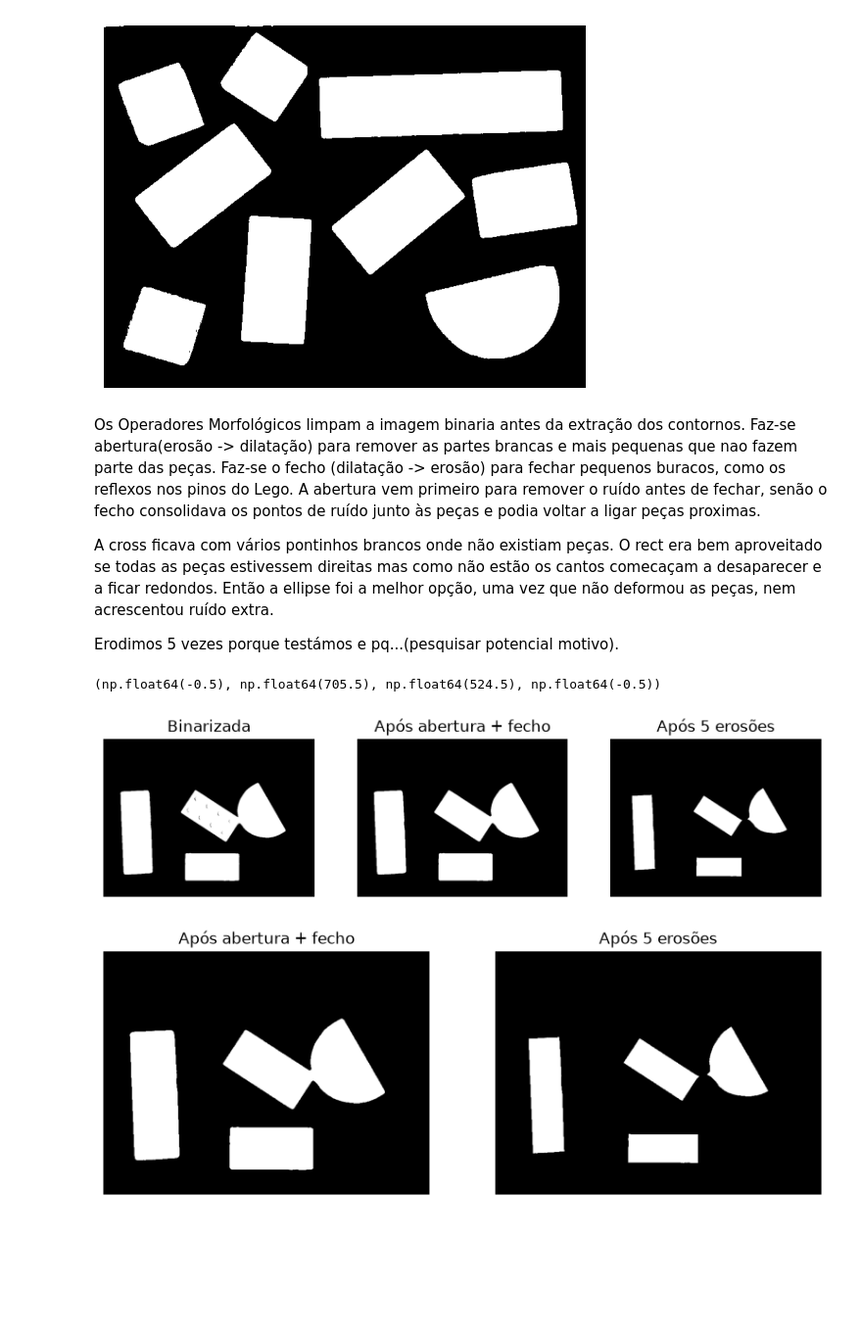
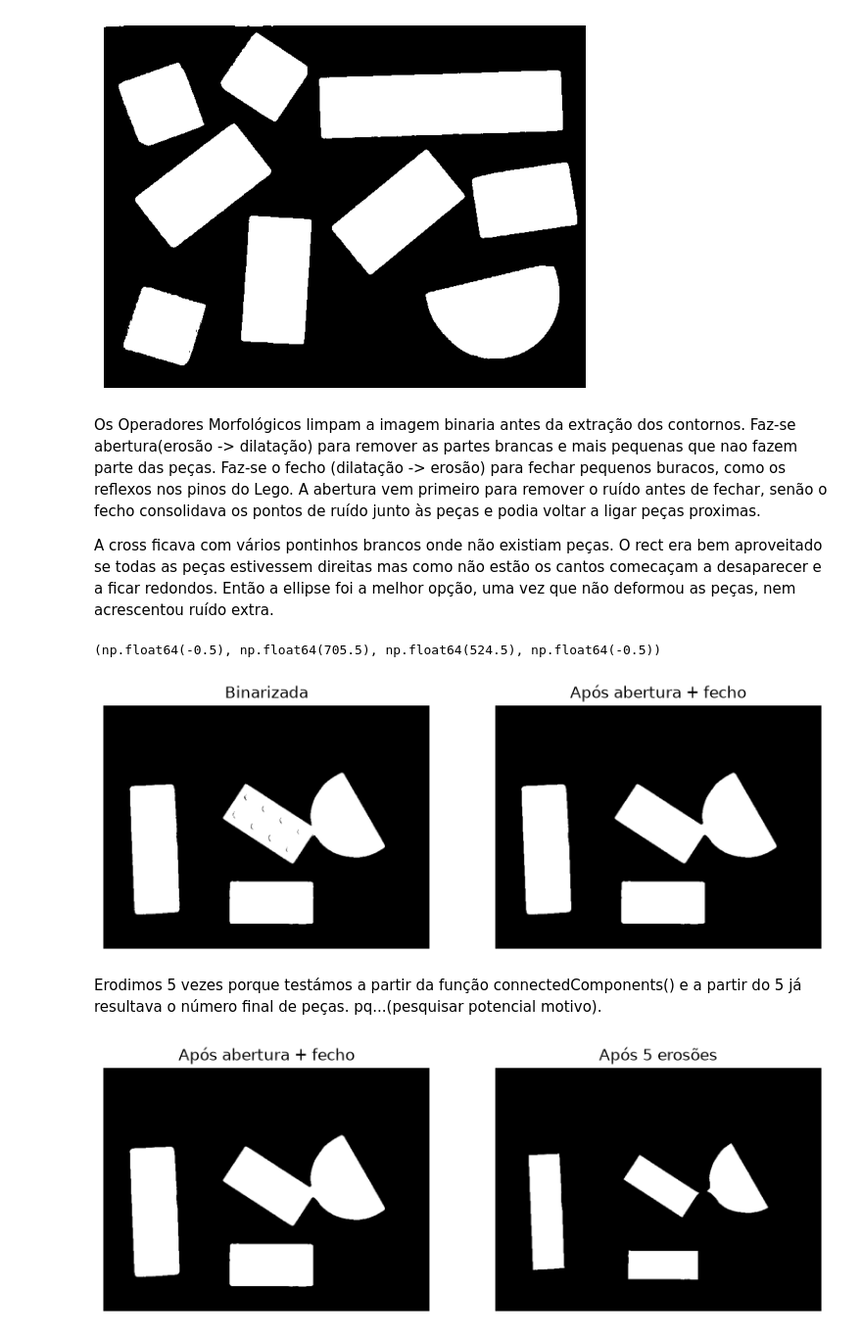
Before and after one commit to beatizisjesus-ctrl/PIV_TP1, a Jupyter notebook: PIV_TP1.ipynb, the cells around one changed output. Shown at 98% size. Cells and saved outputs as stored; diff of their text form; code cells hidden in the pictures; blank space fills up the shorter version.

```diff
--- a/PIV_TP1.ipynb
+++ b/PIV_TP1.ipynb
@@ -9,6 +8,8 @@ numTreino = [1, 2, 4, 9, 10, 11, 13, 22, 23, 25]
 
 testes = [cv2.imread(f"treino/lego{n}.jpg") for n in numTeste]
 treino = [cv2.imread(f"treino/lego0{n}.jpg" if n < 10 else f"treino/lego{n}.jpg") for n in numTreino]
+
+imagens = treino
 # %% [markdown]
 
 Em tons de cinzento, o fundo azul e algumas peças (vermelha, verde, laranja...) ficam com brilho parecido, e nenhum limiar, fixo ou Otsu, as consegue separar. O problema não é o valor do limiar, é que o brilho não distingue fundo de peças. A solução é segmentar pela cor. Ou seja, em ves de ler a imagem em tons de cinzento, esta sera lida com as cores originais e usa-se o fundo azul como referência.
@@ -19,7 +20,7 @@ O 255 - fundo funciona porque fundo é um array uint8 só com 0 e 255: onde era
 # %% [markdown]
 Medimos a instensidade em cada canal BGR em diferentes sítios na imagem (canto esquerdo, centro e canto direito), para ver o intervalo em que cada canal variava, e desta forma, definir de uma maneira mais rigorosa onde é o fundo, eliminando possíveis erros, como haver valores fora dos intervalos definidos e partes do fundo (como as bordas) serem detetadas como peças.
 # %%
-#Binarização
+# Binarização
 
 #treino_bin = [cv2.threshold(img, 140, 255, cv2.THRESH_BINARY)[1] for img in treino]
 
@@ -29,14 +30,14 @@ def segmentar(img):
     return 255 - fundo                                        # peças = branco, fundo = preto
 
 
-#estes valores estão em bgr, pq a imagem foi lida assim
+# estes valores estão em bgr, pq a imagem foi lida assim
 print("Canto esquerdo: ", treino[0][10, 10])      # canto
 print("Centro: ", treino[0][260, 350])    # centro (zona de fundo)
 print("Canto direito", treino[0][500, 20])     # outro canto
-treino_bin = [segmentar(img) for img in treino]
 
+binarizacao = [segmentar(img) for img in imagens]
 
-plt.imshow(treino_bin[0],cmap="gray")
+plt.imshow(binarizacao[0],cmap="gray")
 plt.axis("off")
 plt.show()
 
@@ -51,44 +52,31 @@ Canto direito [221 149  71]
 Os Operadores Morfológicos limpam a imagem binaria antes da extração dos contornos. Faz-se abertura(erosão -> dilatação) para remover as partes brancas e mais pequenas que nao fazem parte das peças. Faz-se o fecho (dilatação -> erosão) para fechar pequenos buracos, como os reflexos nos pinos do Lego. A abertura vem primeiro para remover o ruído antes de fechar, senão o fecho consolidava os pontos de ruído junto às peças e podia voltar a ligar peças proximas.
 
 A cross ficava com vários pontinhos brancos onde não existiam peças. O rect era bem aproveitado se todas as peças estivessem direitas mas como não estão os cantos comecaçam a desaparecer e a ficar redondos. Então a ellipse foi a melhor opção, uma vez que não deformou as peças, nem acrescentou ruído extra.
-
-Erodimos 5 vezes porque testámos e pq...(pesquisar potencial motivo).
 # %%
-#Operadores Morfológicos
+# Operadores Morfológicos
 
 kernel = cv2.getStructuringElement(cv2.MORPH_ELLIPSE, (7,7)) # elemento estruturante
 
-#
 # O fecho é melhor
 
 # A função limpar aplica abertura seguida de fecho a uma imagem binária
 # Problema: não separam peças muito próximas
 def limpar(bin_):
     abertura = cv2.morphologyEx(bin_, cv2.MORPH_OPEN, kernel)    # abertura
     fecho = cv2.morphologyEx(abertura, cv2.MORPH_CLOSE, kernel)   # fecho
     return fecho
 
-# A função separar aplica erosão a uma imagem limpa para separar as peças
-# o 5 foi escolhido depois de testar com vários valores (célula a seguir)
-def separar(limpa, it=5):
-    return cv2.erode(limpa, kernel, iterations=it)
+img_limpo = [limpar(b) for b in binarizacao]
 
-treino_limpo = [limpar(b) for b in treino_bin]
-treino_sep   = [separar(l) for l in treino_limpo]
+fig, ax = plt.subplots(1, 2, figsize=(10, 4))
 
-fig, ax = plt.subplots(1, 3, figsize=(10, 4))
-
-ax[0].imshow(treino_bin[6], cmap="gray")
+ax[0].imshow(binarizacao[6], cmap="gray")
 ax[0].set_title("Binarizada")
 ax[0].axis("off")
 
-ax[1].imshow(treino_limpo[6], cmap="gray")
+ax[1].imshow(img_limpo[6], cmap="gray")
 ax[1].set_title("Após abertura + fecho")
 ax[1].axis("off")
-
-ax[2].imshow(treino_sep[6], cmap="gray")
-ax[2].set_title("Após 5 erosões")
-ax[2].axis("off")
 # %% [output]
 (np.float64(-0.5), np.float64(705.5), np.float64(524.5), np.float64(-0.5))
-[figure, old version]
+[figure, new version]
@@ -116 +83,3 @@ ax[2].axis("off")
+# %% [markdown]
+Erodimos 5 vezes porque testámos a partir da função connectedComponents() e a partir do 5 já resultava o número final de peças. pq...(pesquisar potencial motivo).
 # %%
```
Also changed, not shown: parts of 9 cells of this notebook.
